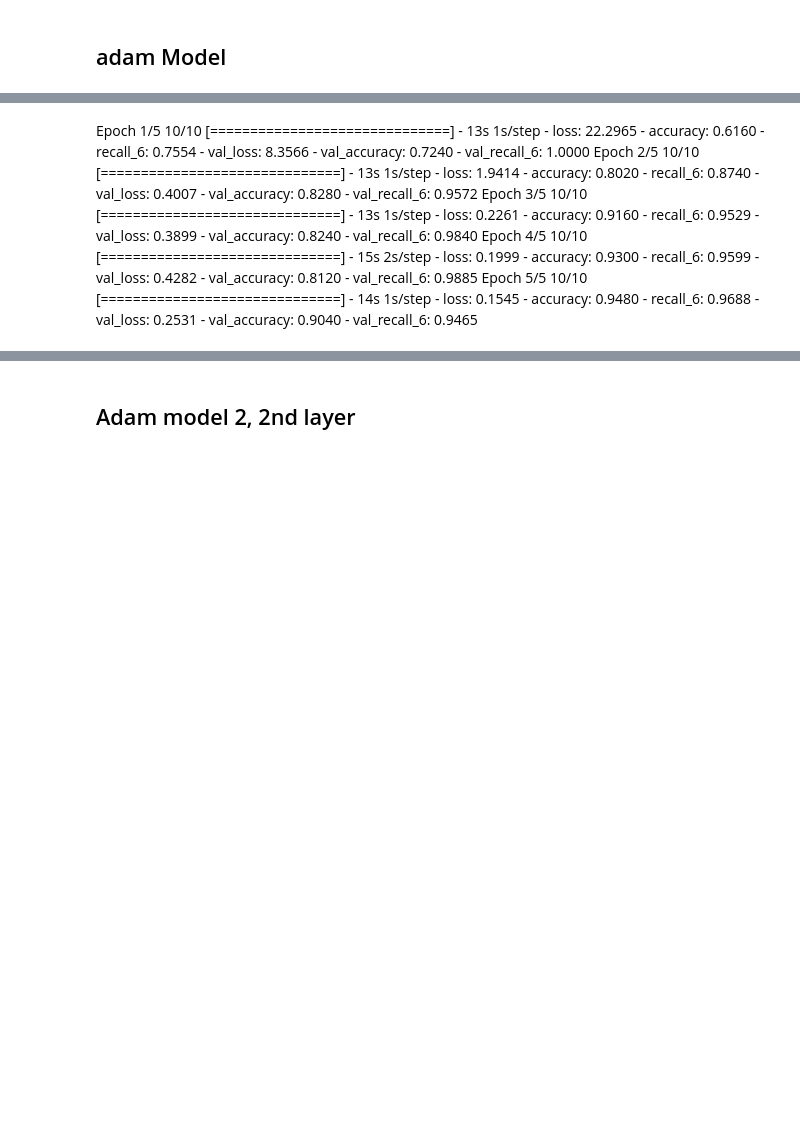
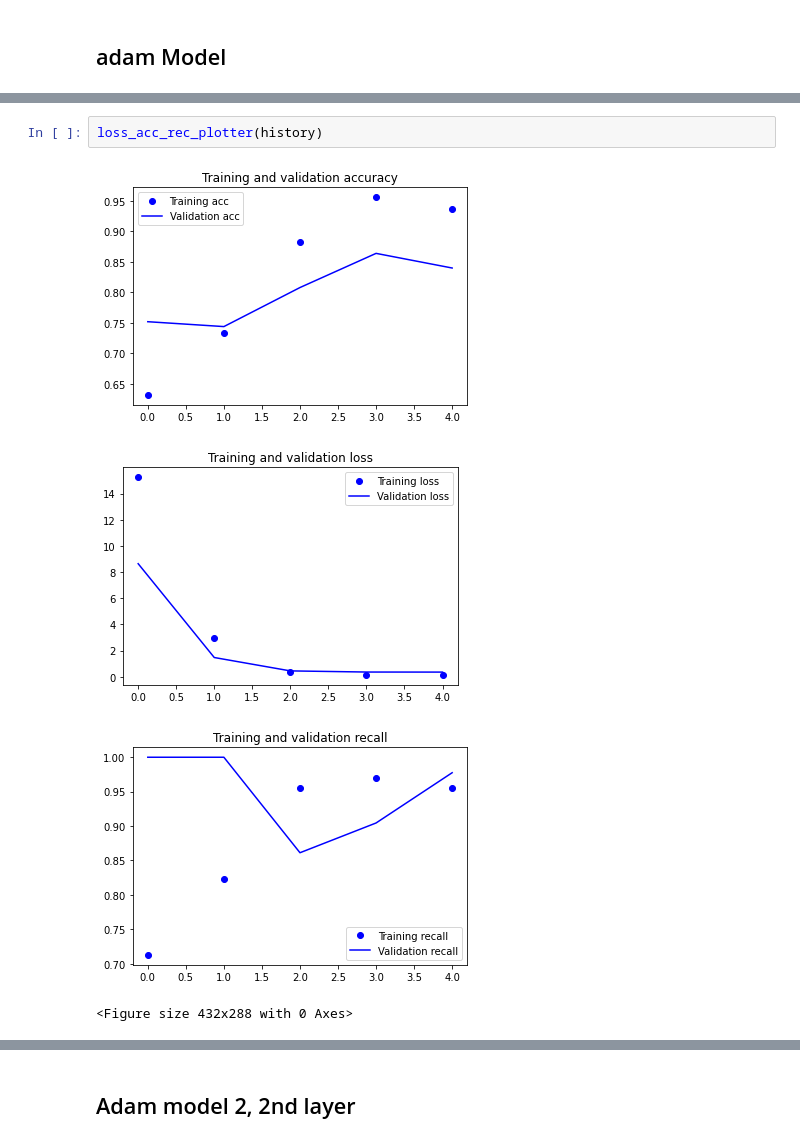
Before and after one commit to Luv2bnanook44/flatiron_phase4_project, a Jupyter notebook: notebooks/rachel_nb.ipynb, the cells around one changed output, grey strips where cells are left out. Cells and saved outputs as stored; diff of their text form; blank space fills up the shorter version.

```diff
--- a/notebooks/rachel_nb.ipynb
+++ b/notebooks/rachel_nb.ipynb
@@ -292,12 +200,8 @@ Epoch 5/5
-# %% [markdown]
-Epoch 1/5
-10/10 [==============================] - 13s 1s/step - loss: 22.2965 - accuracy: 0.6160 - recall_6: 0.7554 - val_loss: 8.3566 - val_accuracy: 0.7240 - val_recall_6: 1.0000
-Epoch 2/5
-10/10 [==============================] - 13s 1s/step - loss: 1.9414 - accuracy: 0.8020 - recall_6: 0.8740 - val_loss: 0.4007 - val_accuracy: 0.8280 - val_recall_6: 0.9572
-Epoch 3/5
-10/10 [==============================] - 13s 1s/step - loss: 0.2261 - accuracy: 0.9160 - recall_6: 0.9529 - val_loss: 0.3899 - val_accuracy: 0.8240 - val_recall_6: 0.9840
-Epoch 4/5
-10/10 [==============================] - 15s 2s/step - loss: 0.1999 - accuracy: 0.9300 - recall_6: 0.9599 - val_loss: 0.4282 - val_accuracy: 0.8120 - val_recall_6: 0.9885
-Epoch 5/5
-10/10 [==============================] - 14s 1s/step - loss: 0.1545 - accuracy: 0.9480 - recall_6: 0.9688 - val_loss: 0.2531 - val_accuracy: 0.9040 - val_recall_6: 0.9465
+# %%
+loss_acc_rec_plotter(history)
+# %% [output]
+[figure, added]
+[figure, added]
+[figure, added]
+<Figure size 432x288 with 0 Axes>
 # %%
```
Also changed, not shown: parts of 23 cells of this notebook.
